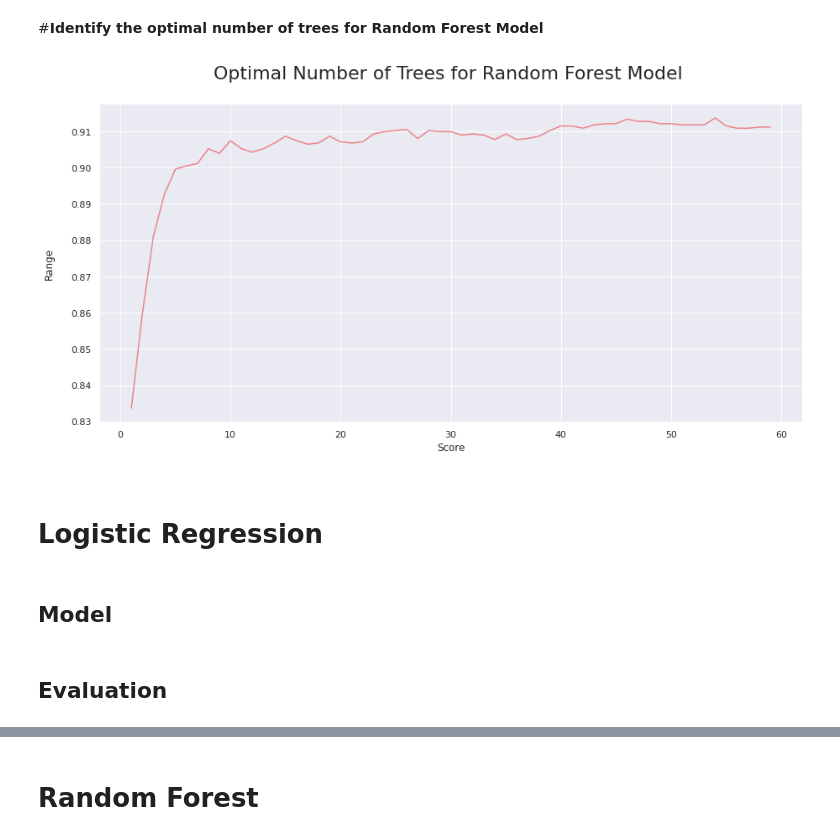
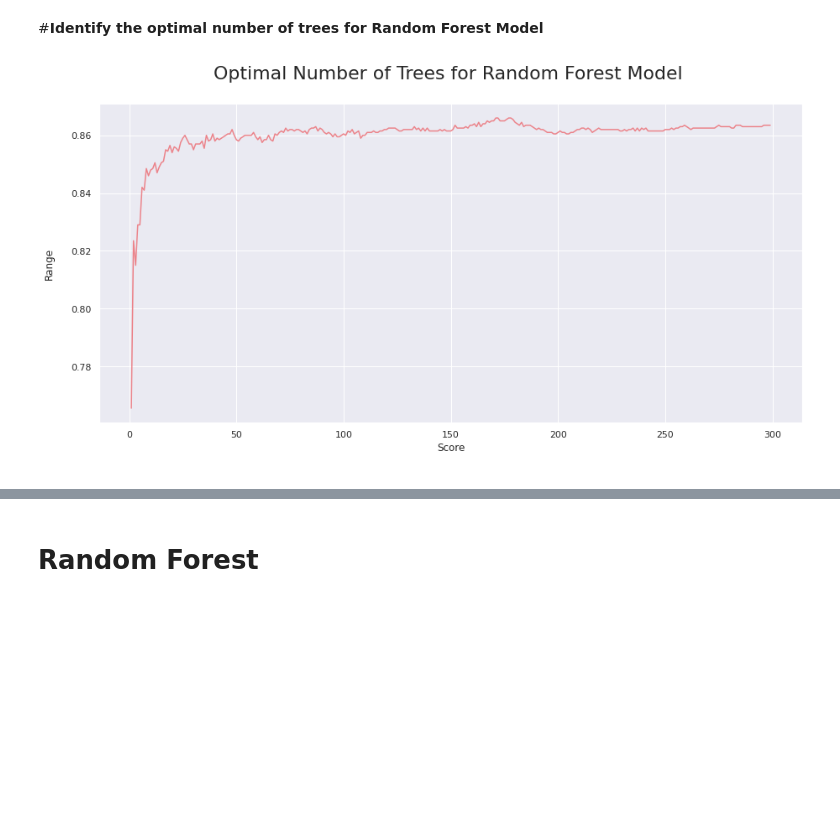
Before and after one commit to HoudaELB/Churn-Prediction-with-ML, a Jupyter notebook: Churn_Prediction.ipynb, the cells around one changed output, grey strips where cells are left out. Drawn from its saved outputs; the diff is of its cells as text; code cells hidden in the pictures; blank space fills up the shorter version.

```diff
--- a/Churn_Prediction.ipynb
+++ b/Churn_Prediction.ipynb
@@ -308,0 +413,3 @@ df = df.replace({"Churn": replace_values, "HasCreditCard": replace_values, "IsAc
+# %%
+identity = df["CustomerId"]
+df = df.drop(columns ="CustomerId")
@@ -308,0 +423,3 @@ df = df.replace({"Churn": replace_values, "HasCreditCard": replace_values, "IsAc
+# %%
+response = df["Churn"]
+df = df.drop(columns="Churn")
@@ -308,0 +430,2 @@ df = df.replace({"Churn": replace_values, "HasCreditCard": replace_values, "IsAc
+# %%
+X_train, X_test, y_train, y_test = train_test_split(df, response,stratify=response, test_size = 0.2, random_state = 0)
@@ -349,2 +464,0 @@ from sklearn.model_selection import train_test_split
-# %%
-X_train, X_test, y_train, y_test = train_test_split(X_resampled, y_resampled, test_size = 0.2, random_state=42)
@@ -479,27 +524,24 @@ From the first iteration of baseline classification algorithms, we can see that
 #**Identify the optimal number of trees for Random Forest Model**
 # %%
 score_array = []
-for each in range(1,60):
+for each in range(1,300):
     rf_loop = RandomForestClassifier(n_estimators = each, random_state = 1)
     rf_loop.fit(X_train,y_train)
     score_array.append(rf_loop.score(X_test,y_test))
 
+x = range(1,300)
 fig = plt.figure(figsize=(15, 7))
-plt.plot(range(1,60),score_array, color = '#ec838a')
+plt.plot(x,score_array, color = '#ec838a')
 plt.ylabel('Range\n',horizontalalignment="center",
 fontstyle = "normal", fontsize = "large",
 fontfamily = "sans-serif")
 plt.xlabel('Score\n',horizontalalignment="center",
 fontstyle = "normal", fontsize = "large",
 fontfamily = "sans-serif")
 plt.title('Optimal Number of Trees for Random Forest Model \n',horizontalalignment="center", fontstyle = "normal", fontsize = "22", fontfamily = "sans-serif")
 #plt.legend(loc='top right', fontsize = "medium")
 plt.xticks(rotation=0, horizontalalignment="center")
 plt.yticks(rotation=0, horizontalalignment="right")
 plt.show()
 # %% [output]
-[figure, old version]
+[figure, new version]
-# %% [markdown]
-# **Logistic Regression**
-# %% [markdown]
-## **Model**
@@ -519,2 +547,0 @@ model, predicted, probs = logistic_regression(X_train, X_test, y_train, y_test)
-# %% [markdown]
-## **Evaluation**
```
Also changed, not shown: parts of 80 cells of this notebook.
